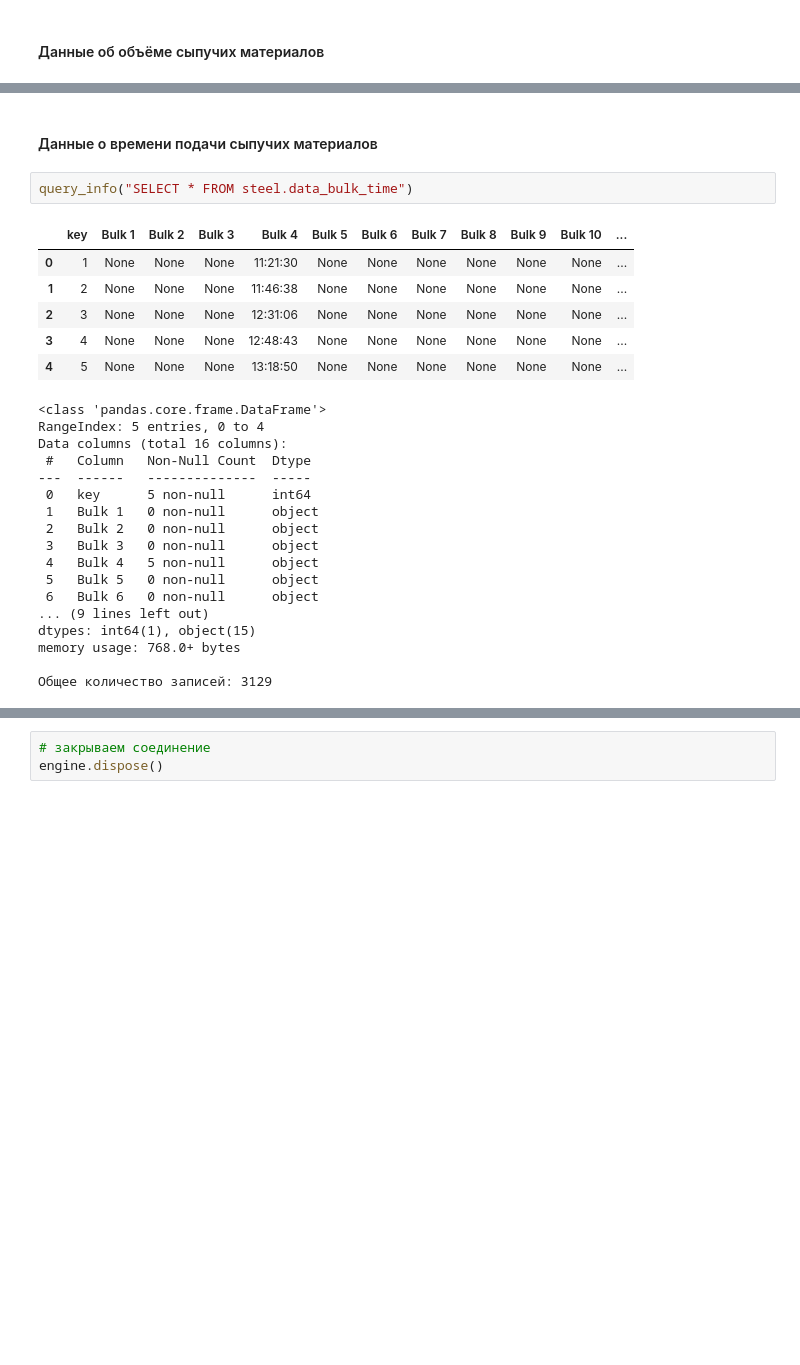
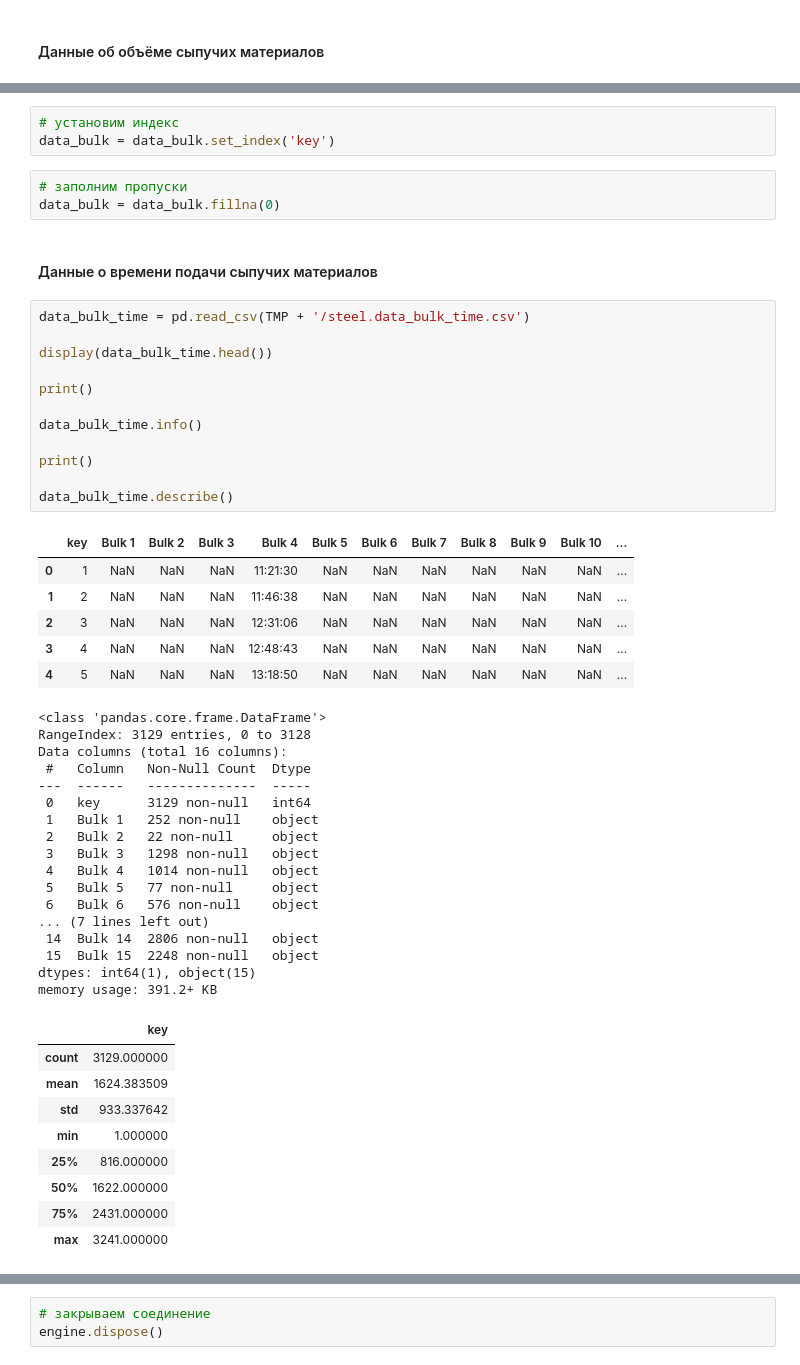
Before and after one commit to akrasnov87/yandex-practicum-final-project, a Jupyter notebook: industry.ipynb, the cells around one changed output, grey strips where cells are left out. Drawn from its saved outputs; the diff is of its cells as text; blank space fills up the shorter version.

```diff
--- a/industry.ipynb
+++ b/industry.ipynb
@@ -324,28 +390,53 @@ memory usage: 768.0+ bytes
+# %%
+# установим индекс
+data_bulk = data_bulk.set_index('key')
+# %%
+# заполним пропуски
+data_bulk = data_bulk.fillna(0)
 # %% [markdown]
 #### Данные о времени подачи сыпучих материалов
 # %%
-query_info("SELECT * FROM steel.data_bulk_time")
+data_bulk_time = pd.read_csv(TMP + '/steel.data_bulk_time.csv')
+
+display(data_bulk_time.head())
+
+print()
+
+data_bulk_time.info()
+
+print()
+
+data_bulk_time.describe()
 # %% [output]
 |  | key | Bulk 1 | Bulk 2 | Bulk 3 | Bulk 4 | Bulk 5 | Bulk 6 | Bulk 7 | Bulk 8 | Bulk 9 | Bulk 10 | ... |
-| 0 | 1 | None | None | None | 11:21:30 | None | None | None | None | None | None | ... |
-| 1 | 2 | None | None | None | 11:46:38 | None | None | None | None | None | None | ... |
-| 2 | 3 | None | None | None | 12:31:06 | None | None | None | None | None | None | ... |
-| 3 | 4 | None | None | None | 12:48:43 | None | None | None | None | None | None | ... |
-| 4 | 5 | None | None | None | 13:18:50 | None | None | None | None | None | None | ... |
+| 0 | 1 | NaN | NaN | NaN | 11:21:30 | NaN | NaN | NaN | NaN | NaN | NaN | ... |
+| 1 | 2 | NaN | NaN | NaN | 11:46:38 | NaN | NaN | NaN | NaN | NaN | NaN | ... |
+| 2 | 3 | NaN | NaN | NaN | 12:31:06 | NaN | NaN | NaN | NaN | NaN | NaN | ... |
+| 3 | 4 | NaN | NaN | NaN | 12:48:43 | NaN | NaN | NaN | NaN | NaN | NaN | ... |
+| 4 | 5 | NaN | NaN | NaN | 13:18:50 | NaN | NaN | NaN | NaN | NaN | NaN | ... |
 <class 'pandas.core.frame.DataFrame'>
-RangeIndex: 5 entries, 0 to 4
+RangeIndex: 3129 entries, 0 to 3128
 Data columns (total 16 columns):
  #   Column   Non-Null Count  Dtype
 ---  ------   --------------  -----
- 0   key      5 non-null      int64
- 1   Bulk 1   0 non-null      object
- 2   Bulk 2   0 non-null      object
- 3   Bulk 3   0 non-null      object
- 4   Bulk 4   5 non-null      object
- 5   Bulk 5   0 non-null      object
- 6   Bulk 6   0 non-null      object
-... (9 lines left out)
+ 0   key      3129 non-null   int64
+ 1   Bulk 1   252 non-null    object
+ 2   Bulk 2   22 non-null     object
+ 3   Bulk 3   1298 non-null   object
+ 4   Bulk 4   1014 non-null   object
+ 5   Bulk 5   77 non-null     object
+ 6   Bulk 6   576 non-null    object
+... (7 lines left out)
+ 14  Bulk 14  2806 non-null   object
+ 15  Bulk 15  2248 non-null   object
 dtypes: int64(1), object(15)
-memory usage: 768.0+ bytes
-
-Общее количество записей: 3129
+memory usage: 391.2+ KB
+|  | key |
+| count | 3129.000000 |
+| mean | 1624.383509 |
+| std | 933.337642 |
+| min | 1.000000 |
+| 25% | 816.000000 |
+| 50% | 1622.000000 |
+| 75% | 2431.000000 |
+| max | 3241.000000 |
```
Also changed, not shown: parts of 32 cells of this notebook.
